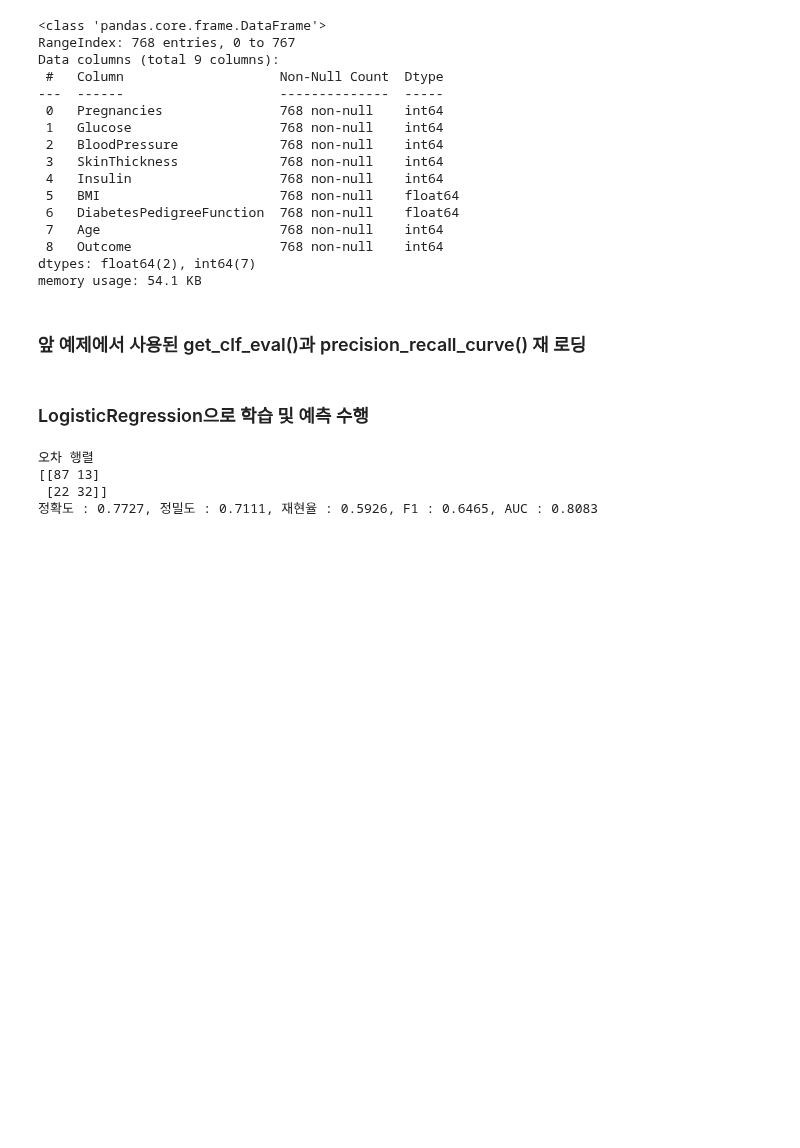
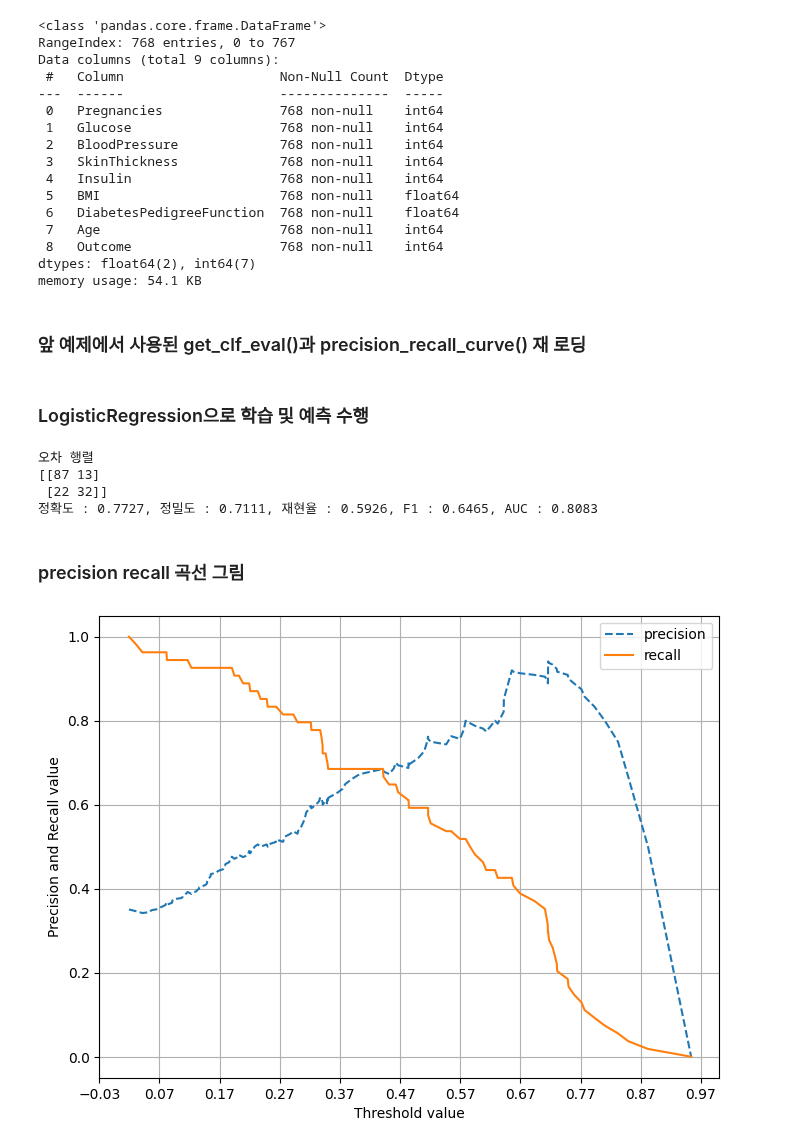
Before and after one commit to Ahram-Jeong/python-ml, a Jupyter notebook: 3_machine-learning/pima_indians.ipynb, the cells around one changed output. Drawn from its saved outputs; the diff is of its cells as text; code cells hidden in the pictures; blank space fills up the shorter version.

```diff
--- a/3_machine-learning/pima_indians.ipynb
+++ b/3_machine-learning/pima_indians.ipynb
@@ -108,3 +108,10 @@ get_clf_eval(y_test, pred, pred_proba)
 [[87 13]
  [22 32]]
 정확도 : 0.7727, 정밀도 : 0.7111, 재현율 : 0.5926, F1 : 0.6465, AUC : 0.8083
+# %% [markdown]
+### precision recall 곡선 그림
+# %%
+pred_proba_c1 = lr_clf.predict_proba(X_test)[:, 1]
+precision_recall_curve_plot(y_test, pred_proba_c1)
+# %% [output]
+[figure, added]
```
Also changed, not shown: parts of 9 cells of this notebook.
